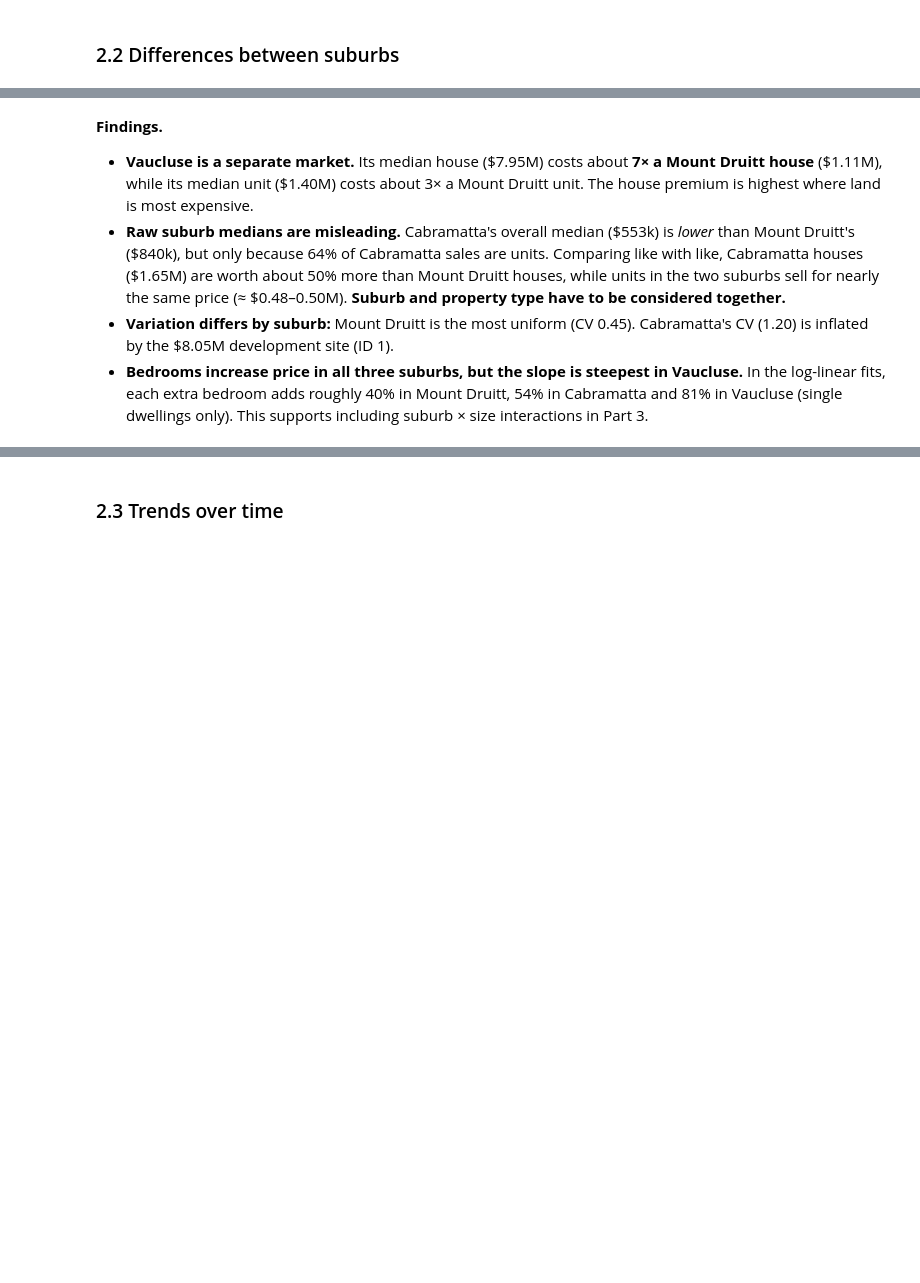
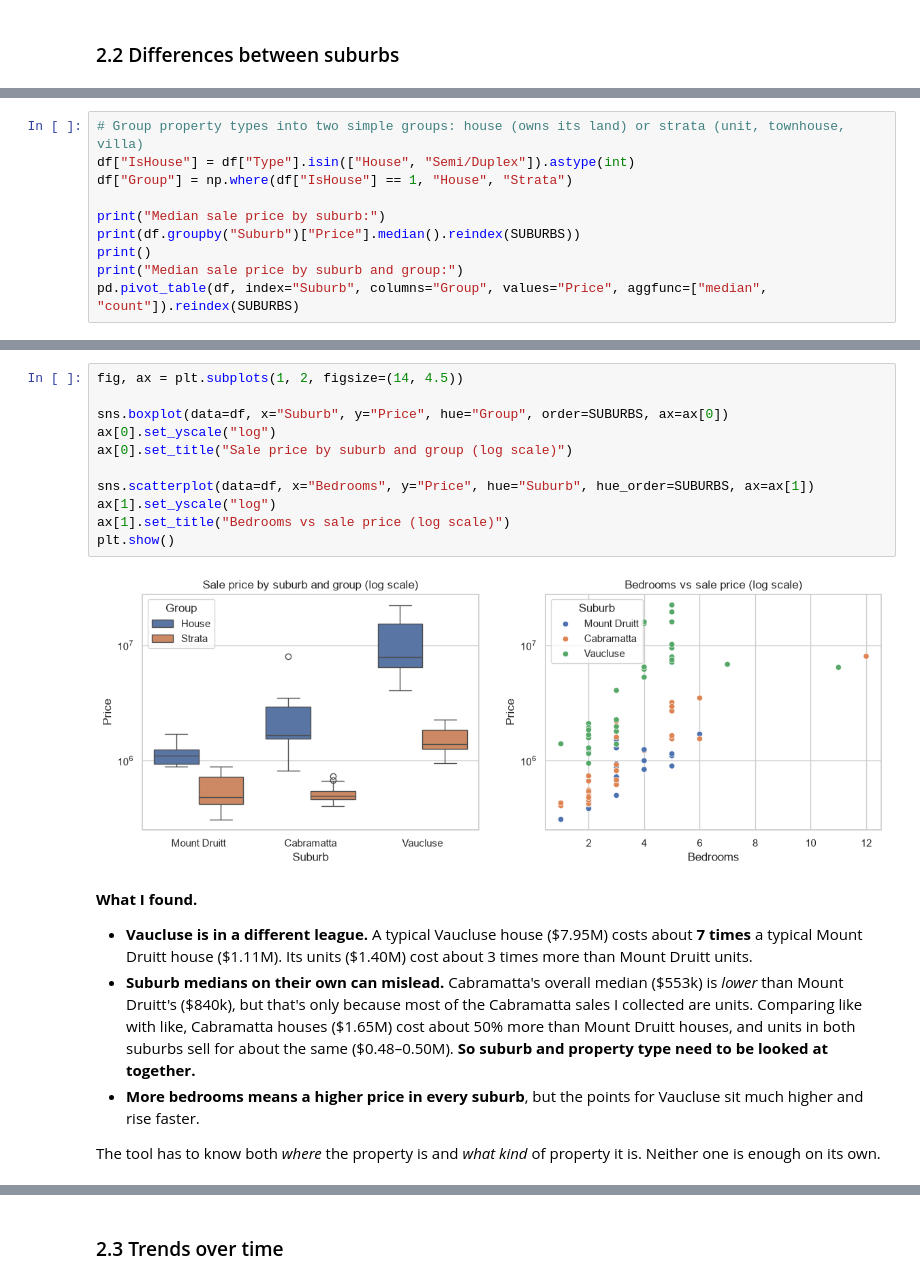
Before and after one commit to chakriyathida/sydney-housing-price, a Jupyter notebook: Task 8.1D.ipynb, the cells around one changed output, grey strips where cells are left out. Saved outputs shown, nothing was run; the diff lists cells and outputs as text; blank space fills up the shorter version.

```diff
--- a/Task 8.1D.ipynb
+++ b/Task 8.1D.ipynb
@@ -308,0 +182,10 @@ plt.tight_layout(); plt.show()
+# %%
+# Group property types into two simple groups: house (owns its land) or strata (unit, townhouse, villa)
+df["IsHouse"] = df["Type"].isin(["House", "Semi/Duplex"]).astype(int)
+df["Group"] = np.where(df["IsHouse"] == 1, "House", "Strata")
+
+print("Median sale price by suburb:")
+print(df.groupby("Suburb")["Price"].median().reindex(SUBURBS))
+print()
+print("Median sale price by suburb and group:")
+pd.pivot_table(df, index="Suburb", columns="Group", values="Price", aggfunc=["median", "count"]).reindex(SUBURBS)
@@ -309,6 +207,20 @@ plt.tight_layout(); plt.show()
+# %%
+fig, ax = plt.subplots(1, 2, figsize=(14, 4.5))
+
+sns.boxplot(data=df, x="Suburb", y="Price", hue="Group", order=SUBURBS, ax=ax[0])
+ax[0].set_yscale("log")
+ax[0].set_title("Sale price by suburb and group (log scale)")
+
+sns.scatterplot(data=df, x="Bedrooms", y="Price", hue="Suburb", hue_order=SUBURBS, ax=ax[1])
+ax[1].set_yscale("log")
+ax[1].set_title("Bedrooms vs sale price (log scale)")
+plt.show()
+# %% [output]
+[figure, added]
 # %% [markdown]
-**Findings.**
-- **Vaucluse is a separate market.** Its median house (\$7.95M) costs about **7× a Mount Druitt house** (\$1.11M), while its median unit (\$1.40M) costs about 3× a Mount Druitt unit. The house premium is highest where land is most expensive.
-- **Raw suburb medians are misleading.** Cabramatta's overall median (\$553k) is *lower* than Mount Druitt's (\$840k), but only because 64% of Cabramatta sales are units. Comparing like with like, Cabramatta houses (\$1.65M) are worth about 50% more than Mount Druitt houses, while units in the two suburbs sell for nearly the same price (≈ \$0.48–0.50M). **Suburb and property type have to be considered together.**
-- **Variation differs by suburb:** Mount Druitt is the most uniform (CV 0.45). Cabramatta's CV (1.20) is inflated by the \$8.05M development site (ID 1).
-- **Bedrooms increase price in all three suburbs, but the slope is steepest in Vaucluse.** In the log-linear fits, each extra bedroom adds roughly 40% in Mount Druitt, 54% in Cabramatta and 81% in Vaucluse (single dwellings only). This supports including suburb × size interactions in Part 3.
+**What I found.**
+- **Vaucluse is in a different league.** A typical Vaucluse house (\$7.95M) costs about **7 times** a typical Mount Druitt house (\$1.11M). Its units (\$1.40M) cost about 3 times more than Mount Druitt units.
+- **Suburb medians on their own can mislead.** Cabramatta's overall median (\$553k) is *lower* than Mount Druitt's (\$840k), but that's only because most of the Cabramatta sales I collected are units. Comparing like with like, Cabramatta houses (\$1.65M) cost about 50% more than Mount Druitt houses, and units in both suburbs sell for about the same (\$0.48–0.50M). **So suburb and property type need to be looked at together.**
+- **More bedrooms means a higher price in every suburb**, but the points for Vaucluse sit much higher and rise faster.
+
+The tool has to know both *where* the property is and *what kind* of property it is. Neither one is enough on its own.
```
Also changed, not shown: parts of 103 cells of this notebook, 10 other files.
